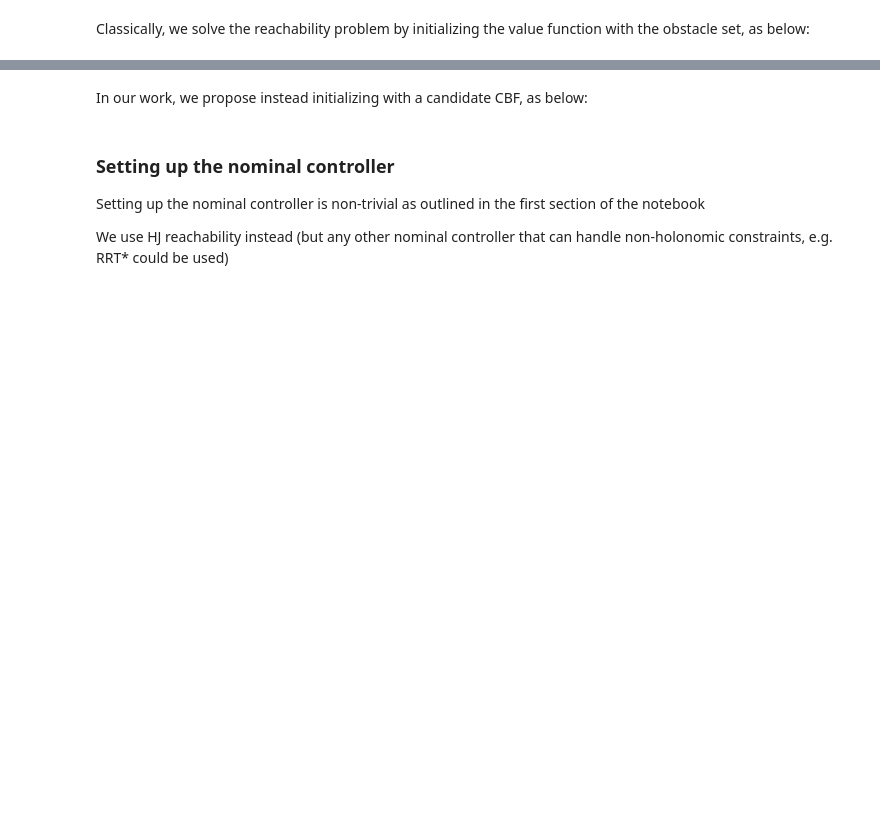
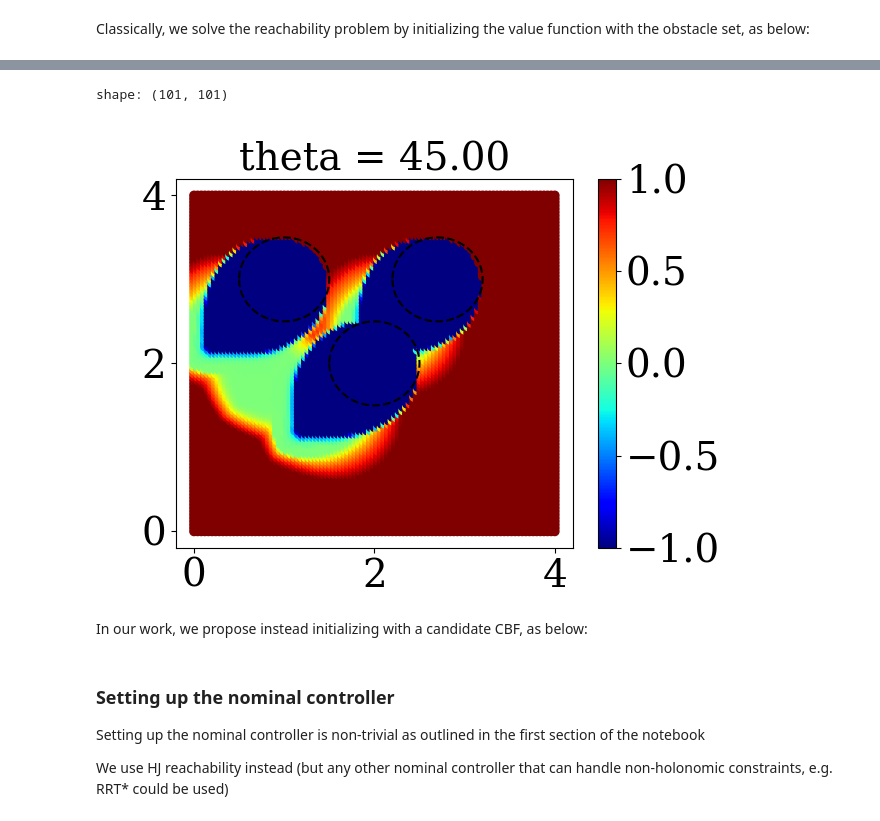
Before and after one commit to hardikparwana/social-navigation, a Jupyter notebook: refineCBF/examples/fs_custom_dubins.ipynb, the cells around one changed output, grey strips where cells are left out. Cells and saved outputs as stored; diff of their text form; code cells hidden in the pictures; blank space fills up the shorter version.

```diff
--- a/refineCBF/examples/fs_custom_dubins.ipynb
+++ b/refineCBF/examples/fs_custom_dubins.ipynb
@@ -389,20 +399,23 @@ plt.show()
 # %%
 print(f"shape: {tabular_cbf_hjr.vf_table[:,:,0].shape}")
 thetas_value = grid.states[0,1,:,2]
 # x_values = grid.states[:,1,0,0]
-theta_index = 51
+theta_index = int(grid.states.shape[2]/2/4 + grid.states.shape[2]/2) #51
 fig6, ax6 = plt.subplots()
 ax6.set_title(f"theta = %.2f" %(thetas_value[theta_index]*180/np.pi))
-x = np.linspace(0,4, 201)
-y = np.linspace(0,4, 201) # grid_resolution = (201, 201, 81)
+x = np.linspace(0,4, grid.states.shape[0])
+y = np.linspace(0,4, grid.states.shape[1]) # grid_resolution = (201, 201, 81)
 X, Y = np.meshgrid(x,y)
 im6 = ax6.scatter( Y.reshape(-1,1), X.reshape(-1,1), c = tabular_cbf_hjr.vf_table[:,:,theta_index].reshape(-1,1), cmap='jet', vmin=-1, vmax=1.0 )
 fig6.colorbar(im6, ax=ax6)
 theta = np.linspace(-np.pi, np.pi, 360)
 ax6.plot( obs1[0]+0.5*np.cos(theta), obs1[1]+0.5*np.sin(theta), 'k--', linewidth=1.5 )
 ax6.plot( obs2[0]+0.5*np.cos(theta), obs2[1]+0.5*np.sin(theta), 'k--', linewidth=1.5)
 ax6.plot( obs3[0]+0.5*np.cos(theta), obs3[1]+0.5*np.sin(theta), 'k--', linewidth=1.5 )
 plt.show()
+# %% [output]
+shape: (101, 101)
+[figure, added]
 # %% [markdown]
 In our work, we propose instead initializing with a candidate CBF, as below:
 # %%
```
Also changed, not shown: parts of 20 cells of this notebook, 2 other files.
